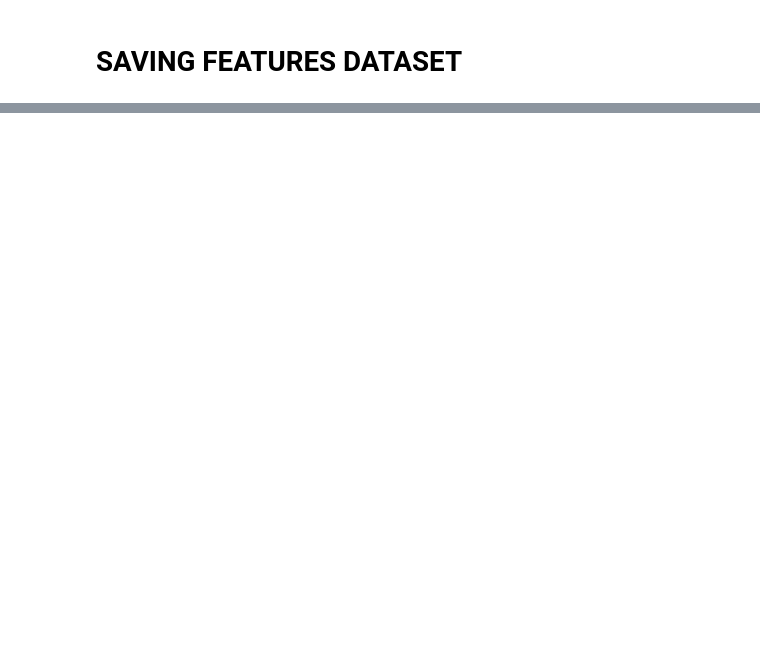
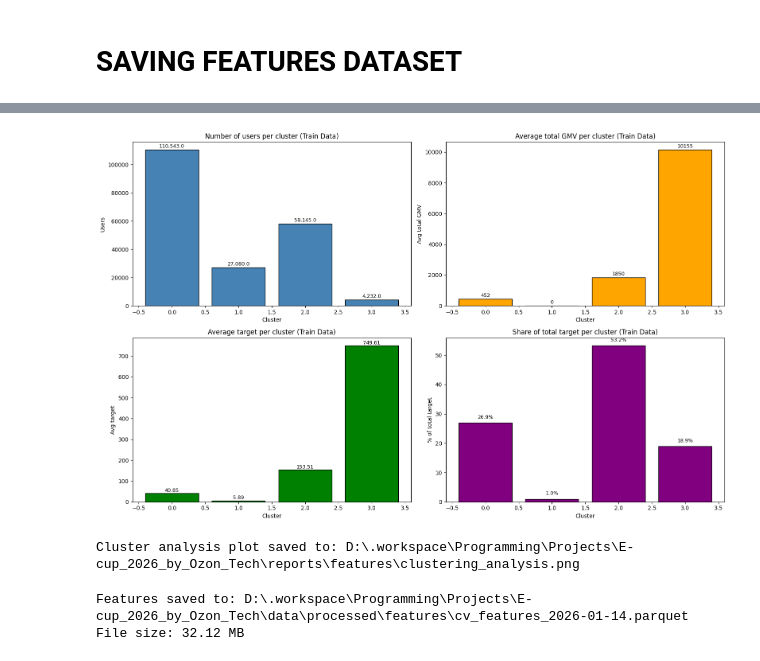
Before and after one commit to HelloImWebbieeee/E-cup_2026_by_Ozon_Tech, a Jupyter notebook: notebooks/03_feature_engineering.ipynb, the cells around one changed output, grey strips where cells are left out. Cells and saved outputs as stored; diff of their text form; code cells hidden in the pictures; blank space fills up the shorter version.

```diff
--- a/notebooks/03_feature_engineering.ipynb
+++ b/notebooks/03_feature_engineering.ipynb
@@ -1007,0 +982,8 @@ File size: 66.00 MB
+# %%
+# ADD CLUSTER AS FEATURE
+all_features = all_features.with_columns(
+    pl.Series("cluster", cluster_labels_all).cast(pl.Int32)
+)
+
+print(f"Final dataset shape after adding cluster: {all_features.shape}")
+print(f"Number of features (excluding user_id, target, is_train): {len(all_features.columns) - 3}")
@@ -1007,0 +1044,63 @@ File size: 66.00 MB
+# %%
+# VISUALIZE CLUSTERS
+cluster_analysis_pd = cluster_analysis_pd.sort_values("cluster").reset_index(drop = True)
+
+fig, axes = plt.subplots(2, 2, figsize = (16, 10))
+
+# Plot 1: Number of users per cluster
+axes[0, 0].bar(cluster_analysis_pd["cluster"], cluster_analysis_pd["n_users"],
+               color = "steelblue", edgecolor = "black")
+axes[0, 0].set_title("Number of users per cluster (Train Data)")
+axes[0, 0].set_xlabel("Cluster")
+axes[0, 0].set_ylabel("Users")
+for i, row in cluster_analysis_pd.iterrows():
+    axes[0, 0].text(i, row["n_users"] + 500, f"{row['n_users']:,}",
+                    ha = "center", va = "bottom", fontsize = 9)
+
+# Plot 2: Average total GMV per cluster
+axes[0, 1].bar(cluster_analysis_pd["cluster"], cluster_analysis_pd["avg_total_gmv"],
+               color = "orange", edgecolor = "black")
+axes[0, 1].set_title("Average total GMV per cluster (Train Data)")
+axes[0, 1].set_xlabel("Cluster")
+axes[0, 1].set_ylabel("Avg total GMV")
+for i, row in cluster_analysis_pd.iterrows():
+    axes[0, 1].text(i, row["avg_total_gmv"] + 50, f"{row['avg_total_gmv']:.0f}",
+                    ha = "center", va = "bottom", fontsize = 9)
+
+# Plot 3: Average target per cluster
+axes[1, 0].bar(cluster_analysis_pd["cluster"], cluster_analysis_pd["avg_target"],
+               color = "green", edgecolor = "black")
+axes[1, 0].set_title("Average target per cluster (Train Data)")
+axes[1, 0].set_xlabel("Cluster")
+axes[1, 0].set_ylabel("Avg target")
+for i, row in cluster_analysis_pd.iterrows():
+    axes[1, 0].text(i, row["avg_target"] + 1, f"{row['avg_target']:.2f}",
+                    ha = "center", va = "bottom", fontsize = 9)
+
+# Plot 4: Share of total target per cluster
+axes[1, 1].bar(cluster_analysis_pd["cluster"], cluster_analysis_pd["pct_target"],
+               color = "purple", edgecolor = "black")
+axes[1, 1].set_title("Share of total target per cluster (Train Data)")
+axes[1, 1].set_xlabel("Cluster")
+axes[1, 1].set_ylabel("% of total target")
+for i, row in cluster_analysis_pd.iterrows():
+    axes[1, 1].text(i, row["pct_target"] + 1, f"{row['pct_target']:.1f}%",
+                    ha = "center", va = "bottom", fontsize = 9)
+
+plt.tight_layout()
+fig.savefig(REPORTS_FEATURES_DIR / "clustering_analysis.png", dpi = 150)
+plt.show()
+
+print(f"Cluster analysis plot saved to: {REPORTS_FEATURES_DIR / 'clustering_analysis.png'}")
+# %% [output]
+[figure, added]
+Cluster analysis plot saved to: D:\.workspace\Programming\Projects\E-cup_2026_by_Ozon_Tech\reports\features\clustering_analysis.png
+# %%
+# SAVE COMBINED FEATURES
+all_features.write_parquet(CV_FEATURES_PATH)
+
+print(f"Features saved to: {CV_FEATURES_PATH}")
+print(f"File size: {CV_FEATURES_PATH.stat().st_size / 1024 / 1024:.2f} MB")
+# %% [output]
+Features saved to: D:\.workspace\Programming\Projects\E-cup_2026_by_Ozon_Tech\data\processed\features\cv_features_2026-01-14.parquet
+File size: 32.12 MB
```
Also changed, not shown: parts of 30 cells of this notebook.
